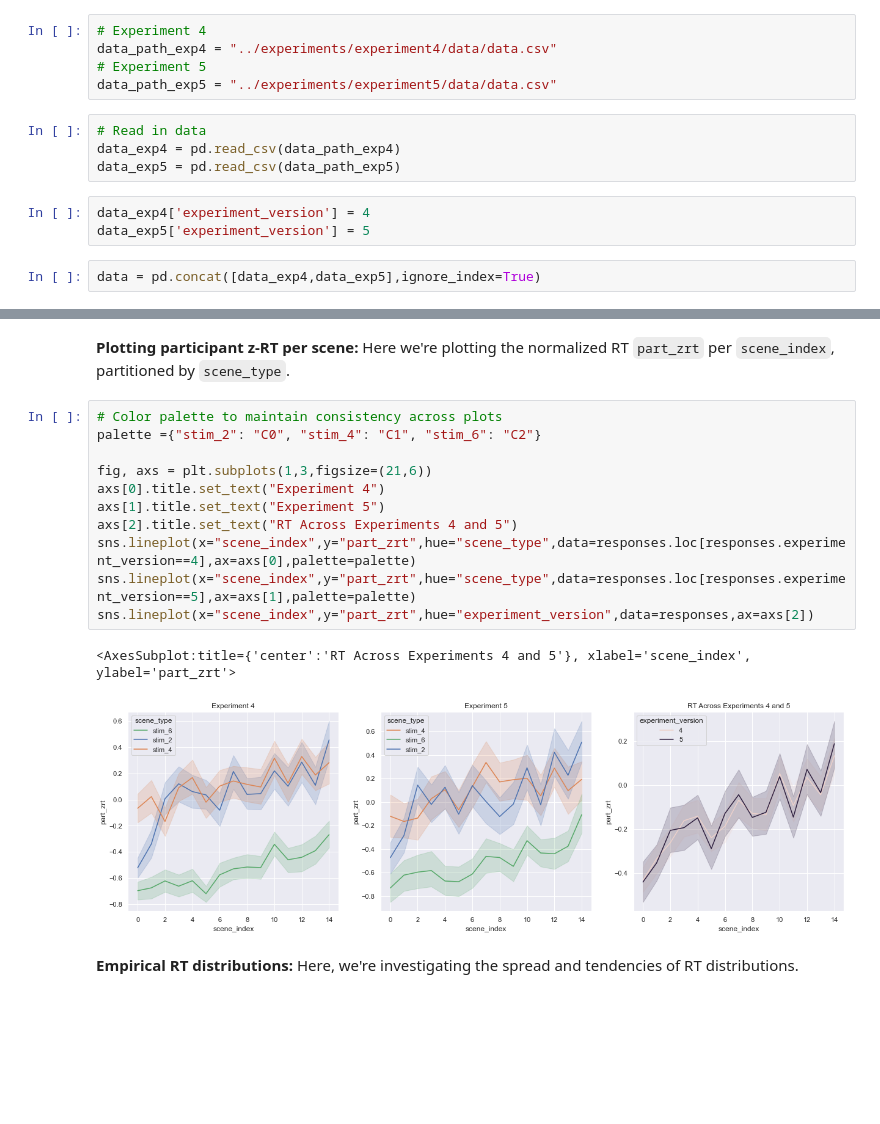
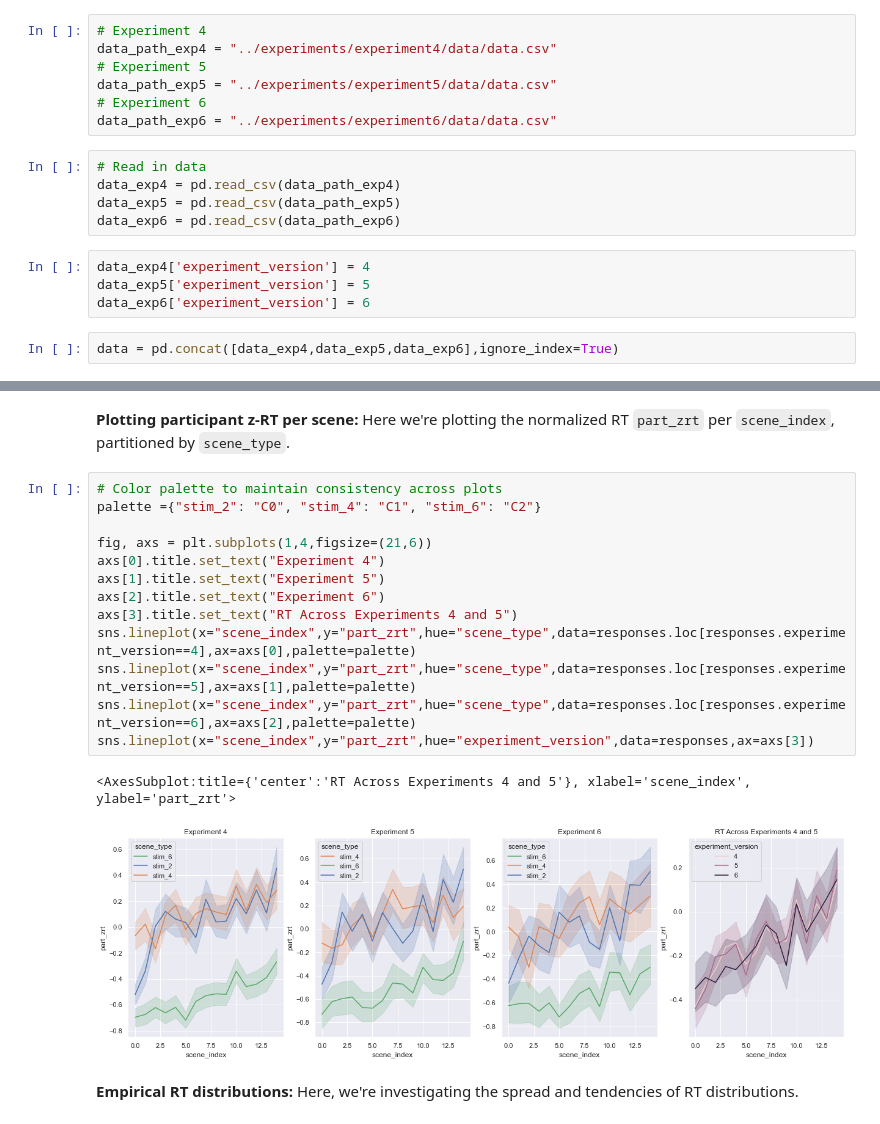
Before and after one commit to flxsosa/physics_abstraction, a Jupyter notebook: notebooks/analysis.ipynb, the cells around one changed output, grey strips where cells are left out. Saved outputs shown, nothing was run; the diff lists cells and outputs as text; blank space fills up the shorter version.

```diff
--- a/notebooks/analysis.ipynb
+++ b/notebooks/analysis.ipynb
@@ -98,15 +98,19 @@ def save_plot(df1, df2, df3, filename, responses, save=False):
 data_path_exp4 = "../experiments/experiment4/data/data.csv"
 # Experiment 5
 data_path_exp5 = "../experiments/experiment5/data/data.csv"
+# Experiment 6
+data_path_exp6 = "../experiments/experiment6/data/data.csv"
 # %%
 # Read in data
 data_exp4 = pd.read_csv(data_path_exp4)
 data_exp5 = pd.read_csv(data_path_exp5)
+data_exp6 = pd.read_csv(data_path_exp6)
 # %%
 data_exp4['experiment_version'] = 4
 data_exp5['experiment_version'] = 5
+data_exp6['experiment_version'] = 6
 # %%
-data = pd.concat([data_exp4,data_exp5],ignore_index=True)
+data = pd.concat([data_exp4,data_exp5,data_exp6],ignore_index=True)
 # %% [markdown]
 ## Cleaning data
 # %% [markdown]
@@ -228,17 +234,19 @@ sns.boxplot(x="scene_type",y="part_zrt",hue="scene_col",data=responses.loc[respo
 # %%
 # Color palette to maintain consistency across plots
 palette ={"stim_2": "C0", "stim_4": "C1", "stim_6": "C2"}
 
-fig, axs = plt.subplots(1,3,figsize=(21,6))
+fig, axs = plt.subplots(1,4,figsize=(21,6))
 axs[0].title.set_text("Experiment 4")
 axs[1].title.set_text("Experiment 5")
-axs[2].title.set_text("RT Across Experiments 4 and 5")
+axs[2].title.set_text("Experiment 6")
+axs[3].title.set_text("RT Across Experiments 4 and 5")
 sns.lineplot(x="scene_index",y="part_zrt",hue="scene_type",data=responses.loc[responses.experiment_version==4],ax=axs[0],palette=palette)
 sns.lineplot(x="scene_index",y="part_zrt",hue="scene_type",data=responses.loc[responses.experiment_version==5],ax=axs[1],palette=palette)
-sns.lineplot(x="scene_index",y="part_zrt",hue="experiment_version",data=responses,ax=axs[2])
+sns.lineplot(x="scene_index",y="part_zrt",hue="scene_type",data=responses.loc[responses.experiment_version==6],ax=axs[2],palette=palette)
+sns.lineplot(x="scene_index",y="part_zrt",hue="experiment_version",data=responses,ax=axs[3])
 # %% [output]
 <AxesSubplot:title={'center':'RT Across Experiments 4 and 5'}, xlabel='scene_index', ylabel='part_zrt'>
-[figure, old version]
+[figure, new version]
 # %% [markdown]
 **Empirical RT distributions:** Here, we're investigating the spread and tendencies of RT distributions.
 # %%
```
Also changed, not shown: parts of 8 cells of this notebook, 4 other files.
